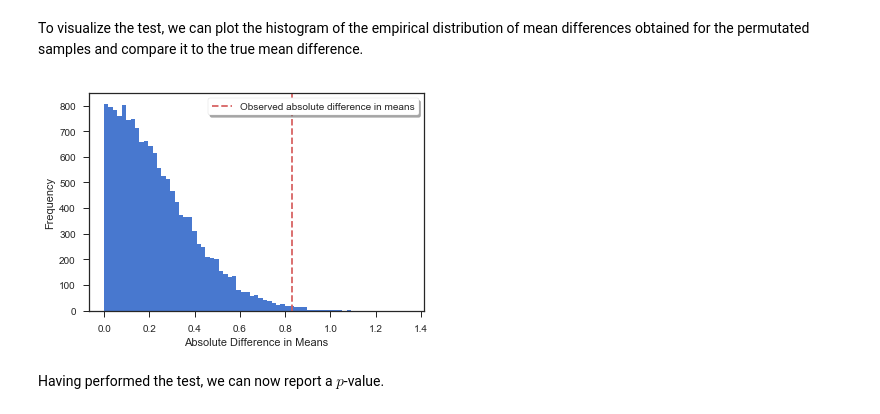
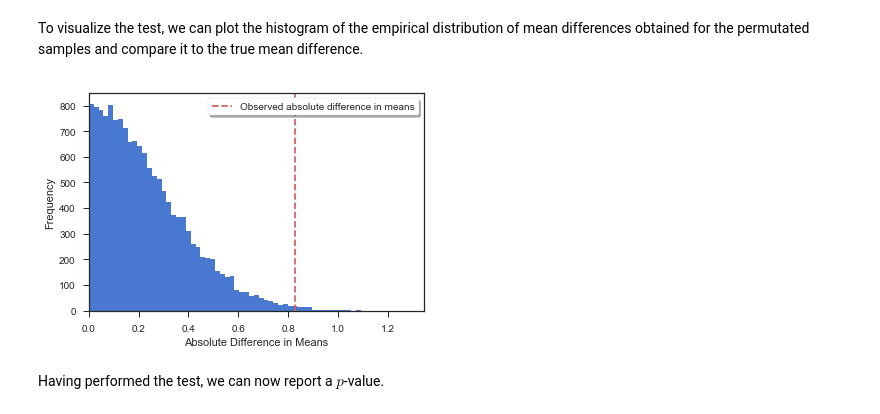
Before and after one commit to artemmavrin/StatTools, a Jupyter notebook: examples/Permutation Test.ipynb, the cells around one changed output. Saved outputs shown, nothing was run; the diff lists cells and outputs as text; code cells hidden in the pictures.

```diff
--- a/examples/Permutation Test.ipynb
+++ b/examples/Permutation Test.ipynb
@@ -118,14 +118,15 @@ To visualize the test, we can plot the histogram of the empirical distribution o
 # %%
 plt.figure()
 plt.hist(pt.dist, bins="auto")
 plt.axvline(pt.observed, c="r", ls="--", label="Observed absolute difference in means")
 plt.legend(loc="best", frameon=True, shadow=True)
 plt.xlabel("Absolute Difference in Means")
 plt.ylabel("Frequency")
+plt.xlim(0, max(pt.dist))
 plt.show()
 plt.close()
 # %% [output]
-[figure, old version]
+[figure, new version]
 # %% [markdown]
 Having performed the test, we can now report a $p$-value.
 # %%
```
Also changed, not shown: parts of 4 cells of this notebook, 1 other file.
